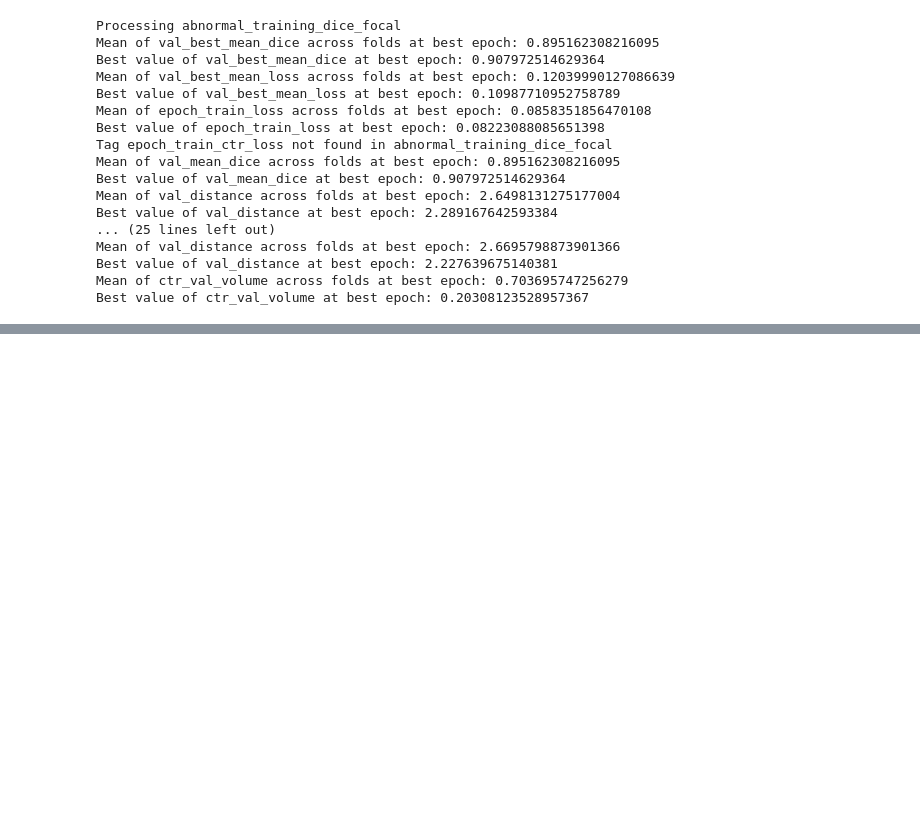
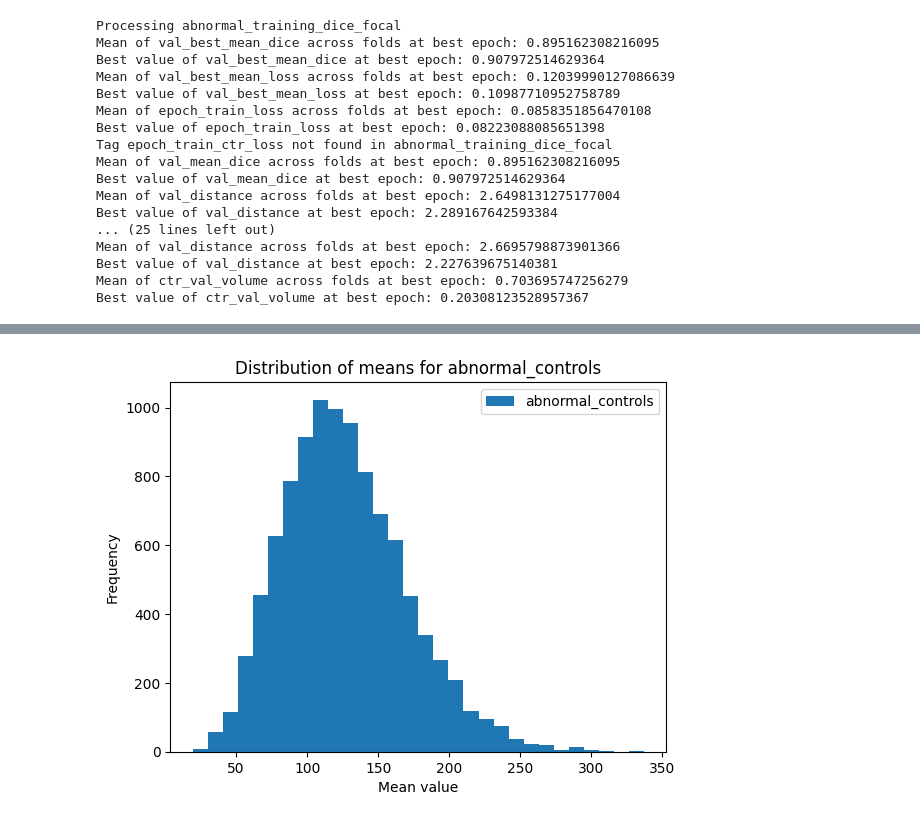
Before and after one commit to chrisfoulon/BCBlib, a Jupyter notebook: bcblib/notebooks/extraction_tensorboard_info.ipynb, the cells around one changed output, grey strips where cells are left out. Drawn from its saved outputs; the diff is of its cells as text; code cells hidden in the pictures; blank space fills up the shorter version.

```diff
--- a/bcblib/notebooks/extraction_tensorboard_info.ipynb
+++ b/bcblib/notebooks/extraction_tensorboard_info.ipynb
@@ -314,0 +472,82 @@ Trained with controls, the best fold of the SWIN-UNETR reaches an average Dice S
+# %%
+import numpy as np
+import matplotlib.pyplot as plt
+from sklearn.utils import resample
+from pathlib import Path
+
+correspondance_dict = {
+    'abnormal_controls': 'SWIN-UNETR',
+    'div1000_controls': 'SWIN-UNETR (with controls)',
+    'unet_controls': 'U-Net (no augmentation)'
+}
+
+# load the json files
+values_lists_dict = {}
+
+# We will create bootstrap samples
+n_iterations = 10000
+n_size = 100
+
+
+for file in Path('/gamma/Dropbox (GIN)/UCL_Data/segmentations').glob('*_vol_list.json'):
+    model_name = file.name.replace('_vol_list.json', '')
+    print(model_name)
+    with open(file, 'r') as f:
+        vol_list = [int(line.strip()) for line in f.readlines()]
+    vol_list = np.array(vol_list)
+
+    # run bootstrap
+    bootstrap_samples = list()
+    for i in range(n_iterations):
+        # prepare train and test sets
+        s = resample(vol_list, n_samples=n_size)
+        m = np.mean(s)
+        # store statistic
+        bootstrap_samples.append(m)
+
+    values_lists_dict[model_name] = bootstrap_samples
+
+# Iterate over each model
+for model_name, means in values_lists_dict.items():
+    # Create a new figure for each model
+    plt.figure()
+
+    # Plot the histogram of the means
+    plt.hist(means, bins=30, label=model_name)
+
+    # Add labels and title
+    plt.xlabel('Mean value')
+    plt.ylabel('Frequency')
+    plt.title(f'Distribution of means for {model_name}')
+
+    # Show the legend
+    plt.legend()
+
+    # Display the plot
+    plt.show()
+
+# compute a paired t-test between each pair of lists in values_lists_dict
+from scipy.stats import ttest_rel
+
+for key1, key2 in [('abnormal_controls', 'div1000_controls'), ('abnormal_controls', 'unet_controls'), ('div1000_controls', 'unet_controls')]:
+    print(f'Paired t-test between {key1} and {key2}')
+    print(ttest_rel(values_lists_dict[key1], values_lists_dict[key2]))
+
+from scipy.stats import norm
+
+# plot the 3 distributions on the same plot
+plt.figure()
+plt.hist(values_lists_dict['abnormal_controls'], bins=100, label='SWIN-UNETR')
+
+plt.hist(values_lists_dict['div1000_controls'], bins=100, label='SWIN-UNETR (with controls)')
+
+plt.hist(values_lists_dict['unet_controls'], bins=100, label='U-Net (no augmentation)')
+
+plt.xlabel('Mean value')
+plt.ylabel('Frequency')
+plt.title(f'Distribution of means for all models (Bootstrap)')
+plt.legend()
+# save the plot
+plt.savefig('/gamma/Dropbox (GIN)/UCL_Data/segmentations/plots/distribution_of_means.png')
+plt.show()
+# %% [output]
@@ -314,0 +557 @@ Trained with controls, the best fold of the SWIN-UNETR reaches an average Dice S
+[figure, added]
```
Also changed, not shown: parts of 12 cells of this notebook, 1 other file.
